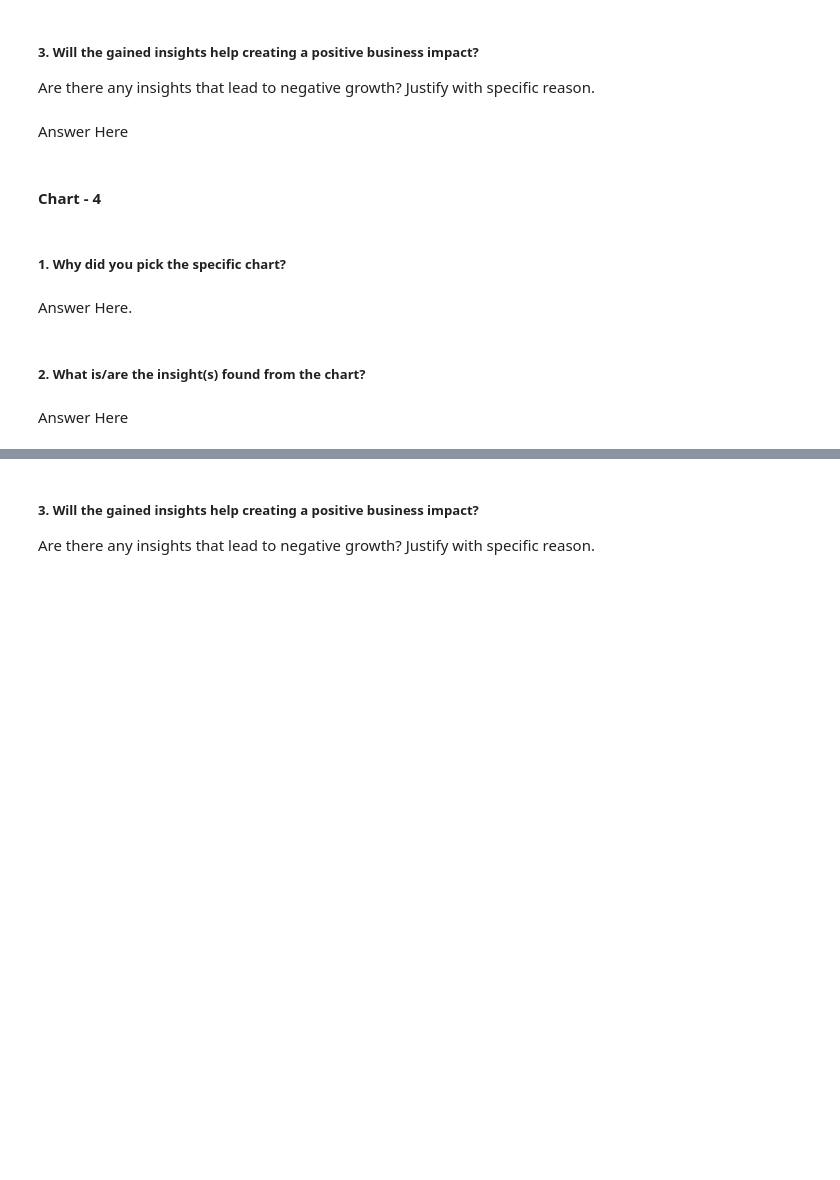
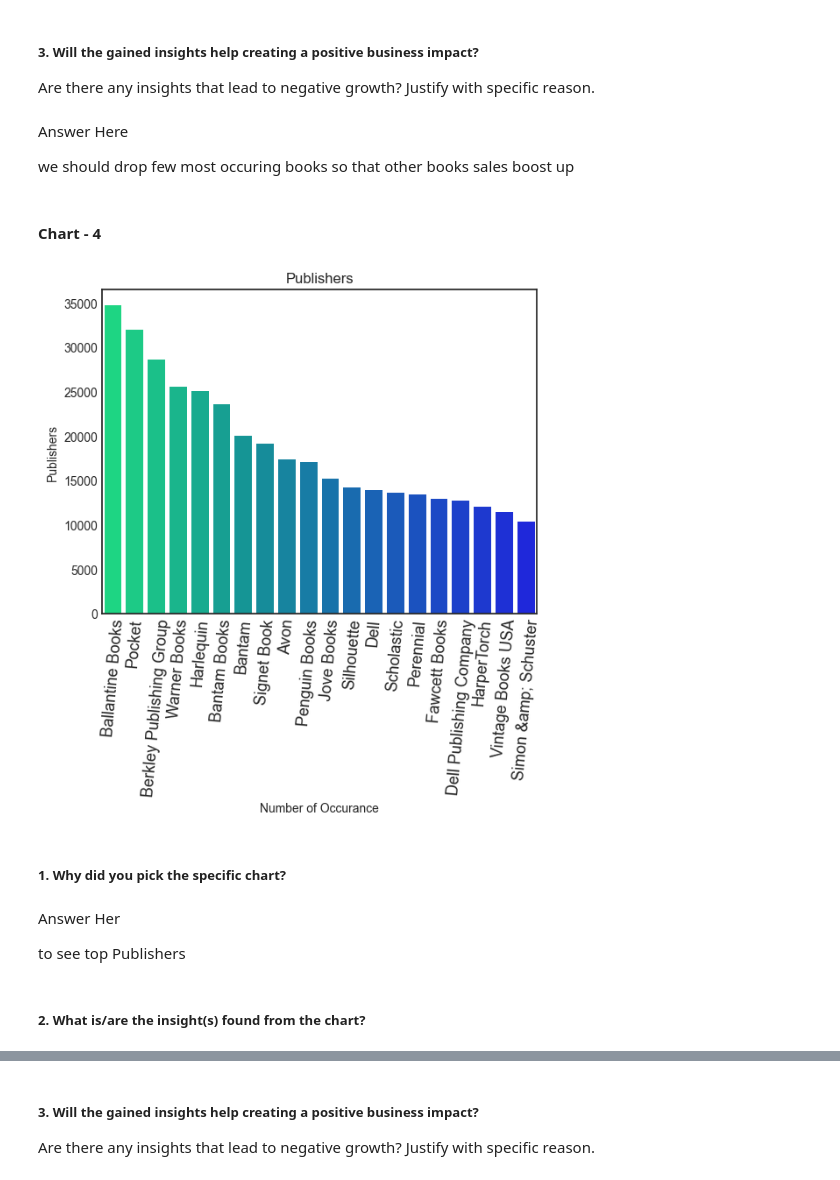
Before and after one commit to kaushikk1999/Book-Recommendation-System, a Jupyter notebook: Book Recommendation System 2.ipynb, the cells around one changed output, grey strips where cells are left out. Cells and saved outputs as stored; diff of their text form; code cells hidden in the pictures; blank space fills up the shorter version.

```diff
--- a/Book Recommendation System 2.ipynb
+++ b/Book Recommendation System 2.ipynb
@@ -505,8 +693,10 @@ Answer Here
 # %% [markdown]
 ##### 3. Will the gained insights help creating a positive business impact?
 Are there any insights that lead to negative growth? Justify with specific reason.
-# %% [markdown]
-Answer Here
+# %% [markdown]
+Answer Here
+
+we should drop few most occuring books so that other books sales boost up
 # %% [markdown]
 #### Chart - 4
 # %%
@@ -514,8 +706,18 @@ Answer Here
+# %%
+publisher = df['Publisher'].value_counts()[:20]
+sns.barplot(x = publisher.index, y = publisher, palette = 'winter_r')
+plt.title("Publishers")
+plt.xlabel("Number of Occurance")
+plt.ylabel("Publishers")
+plt.xticks(rotation = 85, fontsize = 13)
+plt.show()
+# %% [output]
+[figure, added]
 # %% [markdown]
 ##### 1. Why did you pick the specific chart?
-# %% [markdown]
-Answer Here.
+# %% [markdown]
+Answer Her
+
+to see top Publishers
 # %% [markdown]
 ##### 2. What is/are the insight(s) found from the chart?
-# %% [markdown]
-Answer Here
```
Also changed, not shown: parts of 124 cells of this notebook.
